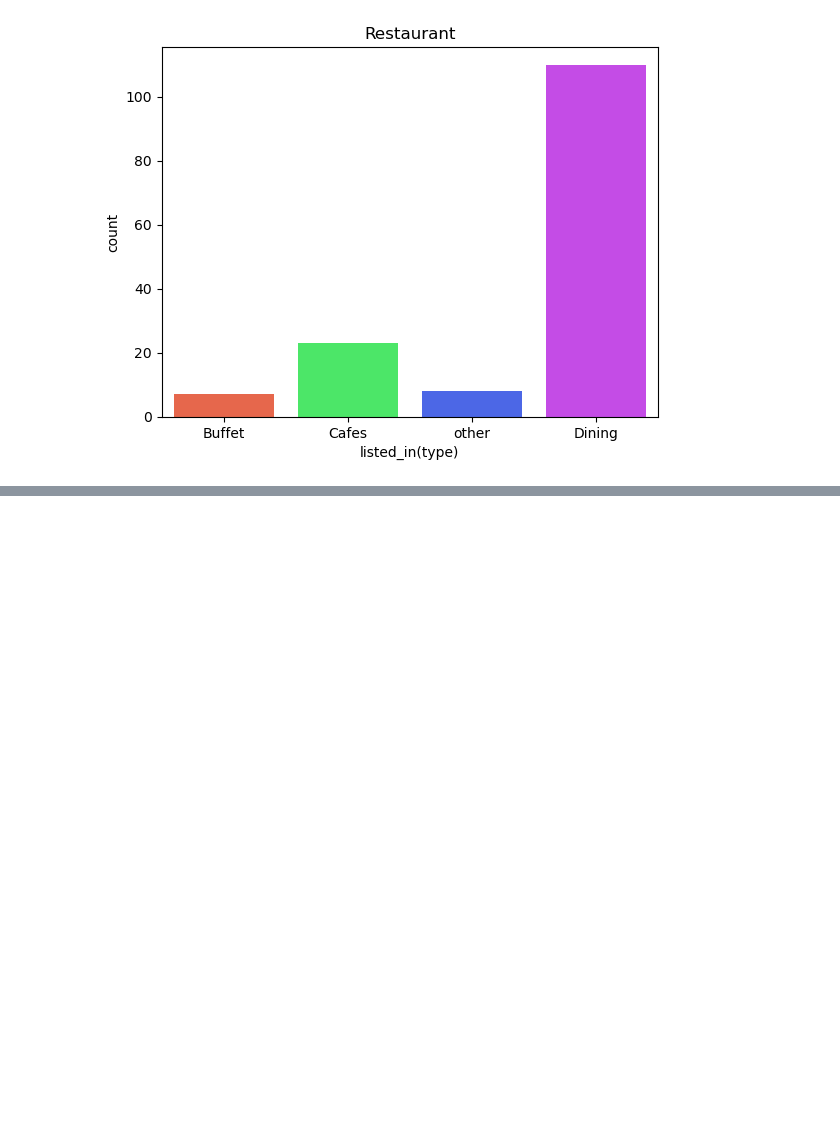
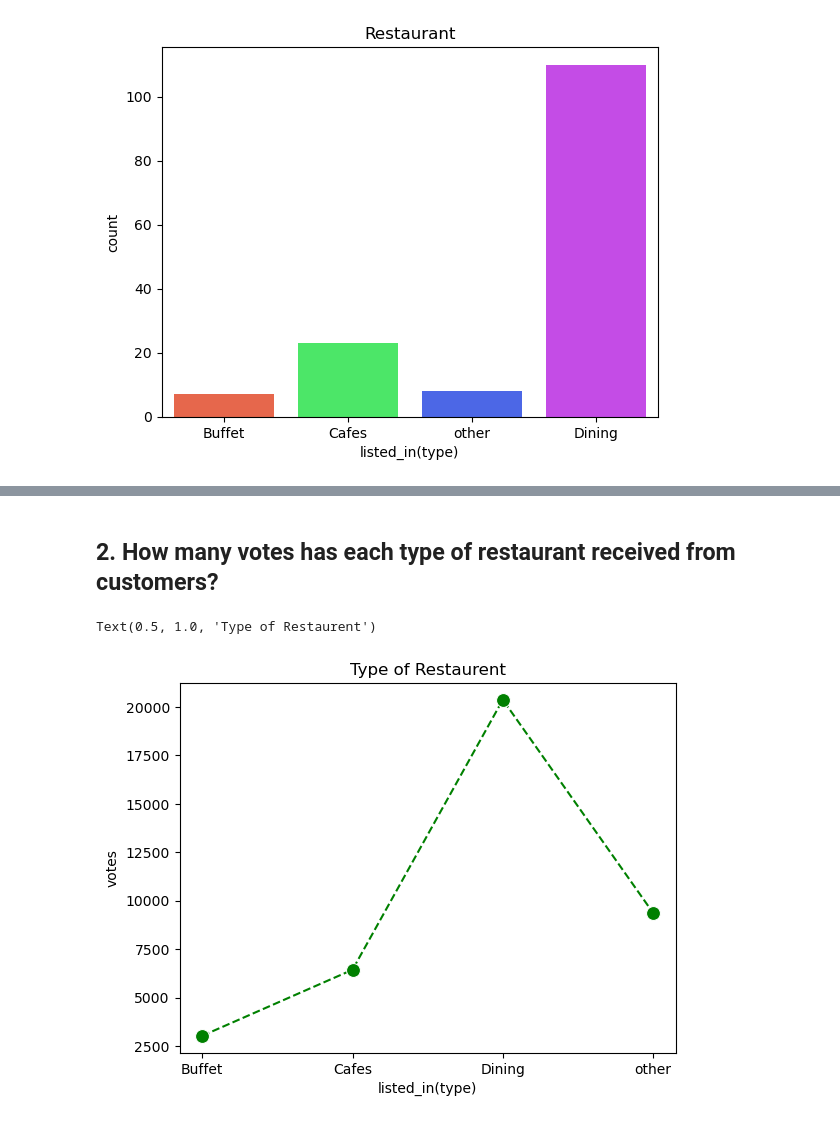
Before and after one commit to Rajesh-paul376/Assignment, a Jupyter notebook: Zomato/Zomoto.ipynb, the cells around one changed output, grey strips where cells are left out. Drawn from its saved outputs; the diff is of its cells as text; code cells hidden in the pictures; blank space fills up the shorter version.

```diff
--- a/Zomato/Zomoto.ipynb
+++ b/Zomato/Zomoto.ipynb
@@ -57,3 +57,29 @@ df.describe()
 | 50% | 43.500000 | 400.000000 |
 | 75% | 221.750000 | 600.000000 |
 | max | 4884.000000 | 950.000000 |
+# %%
+def handlerate(Value):
+        value = str(value).split('/')
+        value=value[0];
+        return float(value)
+
+df['rate'] = df['rate'].apply(handlerate)
+print(df.head())
+# %%
+def handlerate(value):
+    try:
+        # Check if the value is a string and contains '/'
+        if isinstance(value, str) and '/' in value:
+            # Split the string and take the first part
+            value = value.split('/')[0]
+            return float(value)  # Convert to float
+        else:
+            return None  # Return None for invalid values
+    except Exception:
+        return None  # Handle unexpected errors gracefully
+
+# Apply the function to the 'rate' column
+df['rate'] = df['rate'].apply(handlerate)
+
+# Display the first few rows of the DataFrame
+print(df.head())
@@ -70,0 +116,10 @@ Passing `palette` without assigning `hue` is deprecated and will be removed in v
+# %% [markdown]
+## 2. How many votes has each type of restaurant received from customers?
+# %%
+group_type_vote = df.groupby('listed_in(type)')['votes'].sum().reset_index()
+
+sns.lineplot(data=group_type_vote,x='listed_in(type)',y='votes',color='green',marker='o',markersize=10,linestyle="--")
+plt.title('Type of Restaurent')
+# %% [output]
+Text(0.5, 1.0, 'Type of Restaurent')
+[figure, added]
```
Also changed, not shown: parts of 6 cells of this notebook.
